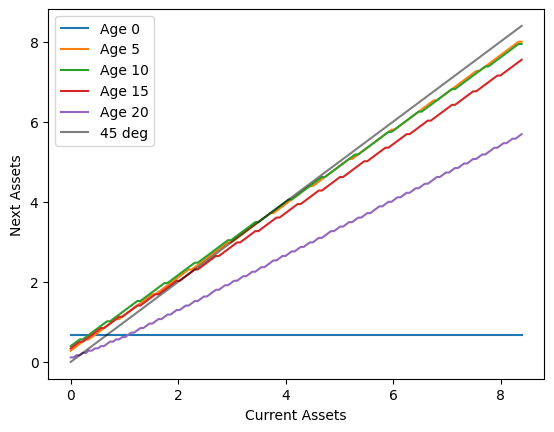
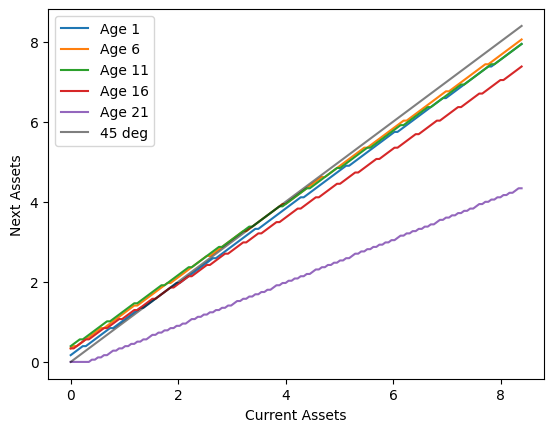
The notebook cell's code change between the first figure and the second:
--- before
+++ after
@@ -3,7 +3,7 @@
 
 for t in range(T):
-    if t % 5 == 0:
+    if t % 5 == 1:
         # Corrected modulo, function name, and plotting logic
-        ax.plot(a_grid, a_grid[σ_idx_HS[4, 8, t, :, 4].astype(int)], label=f'Age {t}')
+        ax.plot(a_grid, a_grid[σ_idx_HS[4, t, :, 4].astype(int)], label=f'Age {t}')
 
 ax.plot(a_grid, a_grid, 'k', alpha=0.5, label='45 deg')

Commit: Created using Colab